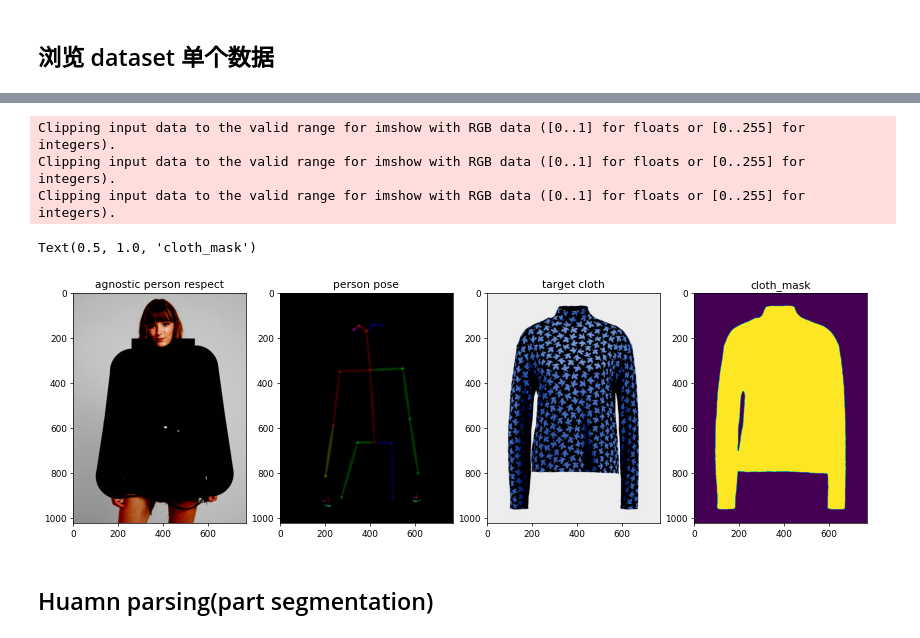
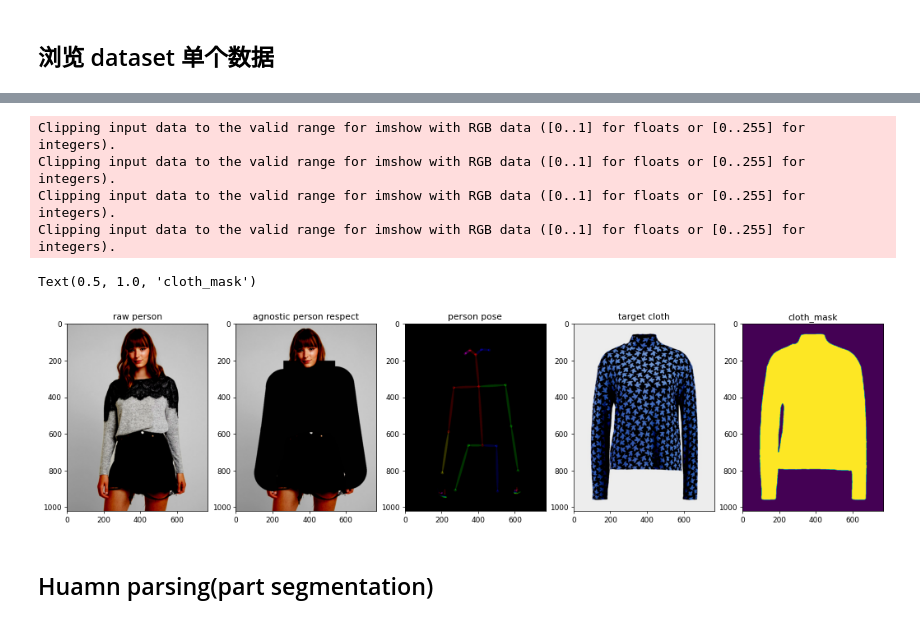
Before and after one commit to jiaqianjing/VITON-HD, a Jupyter notebook: analysis.ipynb, the cells around one changed output, grey strips where cells are left out. Cells and saved outputs as stored; diff of their text form; code cells hidden in the pictures.

```diff
--- a/analysis.ipynb
+++ b/analysis.ipynb
@@ -317,7 +349,13 @@ plt.imshow(img_agnostic)
 # %% [markdown]
 ## 浏览 dataset 单个数据
 # %%
+from datasets import VITONDataset, VITONDataLoader
+test_dataset = VITONDataset(opt)
+test_loader = VITONDataLoader(opt, test_dataset)
+
+# 取 dataset 中第一个数据
 img_name = test_dataset[0]['img_name']
+img = test_dataset[0]['img']
 c_name = test_dataset[0]['c_name']
 img_agnostic = test_dataset[0]['img_agnostic']
 parse_agnostic = test_dataset[0]['parse_agnostic']
@@ -352,29 +410,34 @@ cloth: {'unpaired': tensor([[[0.9294, 0.9294, 0.9294,  ..., 0.9294, 0.9294, 0.92
          [0., 0., 0.,  ..., 0., 0., 0.]]])}
 # %%
 # 因为都进行了归一化(像素值缩放到 [-1, 1])，所以整体图像偏暗
-figure = plt.figure(figsize=(16, 12), dpi=64)
+figure = plt.figure(figsize=(20, 15), dpi=64)
 
-subplot = figure.add_subplot(1,4,1)
+subplot = figure.add_subplot(1,5,1)
+subplot.imshow(img.permute(1,2,0))
+subplot.set_title("raw person")
+
+subplot = figure.add_subplot(1,5,2)
 subplot.imshow(img_agnostic.permute(1,2,0))
 subplot.set_title("agnostic person respect")
 
-subplot = figure.add_subplot(1,4,2)
+subplot = figure.add_subplot(1,5,3)
 subplot.imshow(pose.permute(1,2,0))
 subplot.set_title("person pose")
 
-subplot = figure.add_subplot(1,4,3)
+subplot = figure.add_subplot(1,5,4)
 subplot.imshow(cloth['unpaired'].permute(1,2,0))
 subplot.set_title("target cloth")
 
-subplot = figure.add_subplot(1,4,4)
+subplot = figure.add_subplot(1,5,5)
 subplot.imshow(cloth_mask['unpaired'].permute(1,2,0))
 subplot.set_title("cloth_mask")
 # %% [output]
 Clipping input data to the valid range for imshow with RGB data ([0..1] for floats or [0..255] for integers).
 Clipping input data to the valid range for imshow with RGB data ([0..1] for floats or [0..255] for integers).
 Clipping input data to the valid range for imshow with RGB data ([0..1] for floats or [0..255] for integers).
+Clipping input data to the valid range for imshow with RGB data ([0..1] for floats or [0..255] for integers).
 Text(0.5, 1.0, 'cloth_mask')
-[figure, old version]
+[figure, new version]
 # %% [markdown]
 ## Huamn parsing(part segmentation)
 # %%
```
Also changed, not shown: parts of 7 cells of this notebook, 1 other file.
